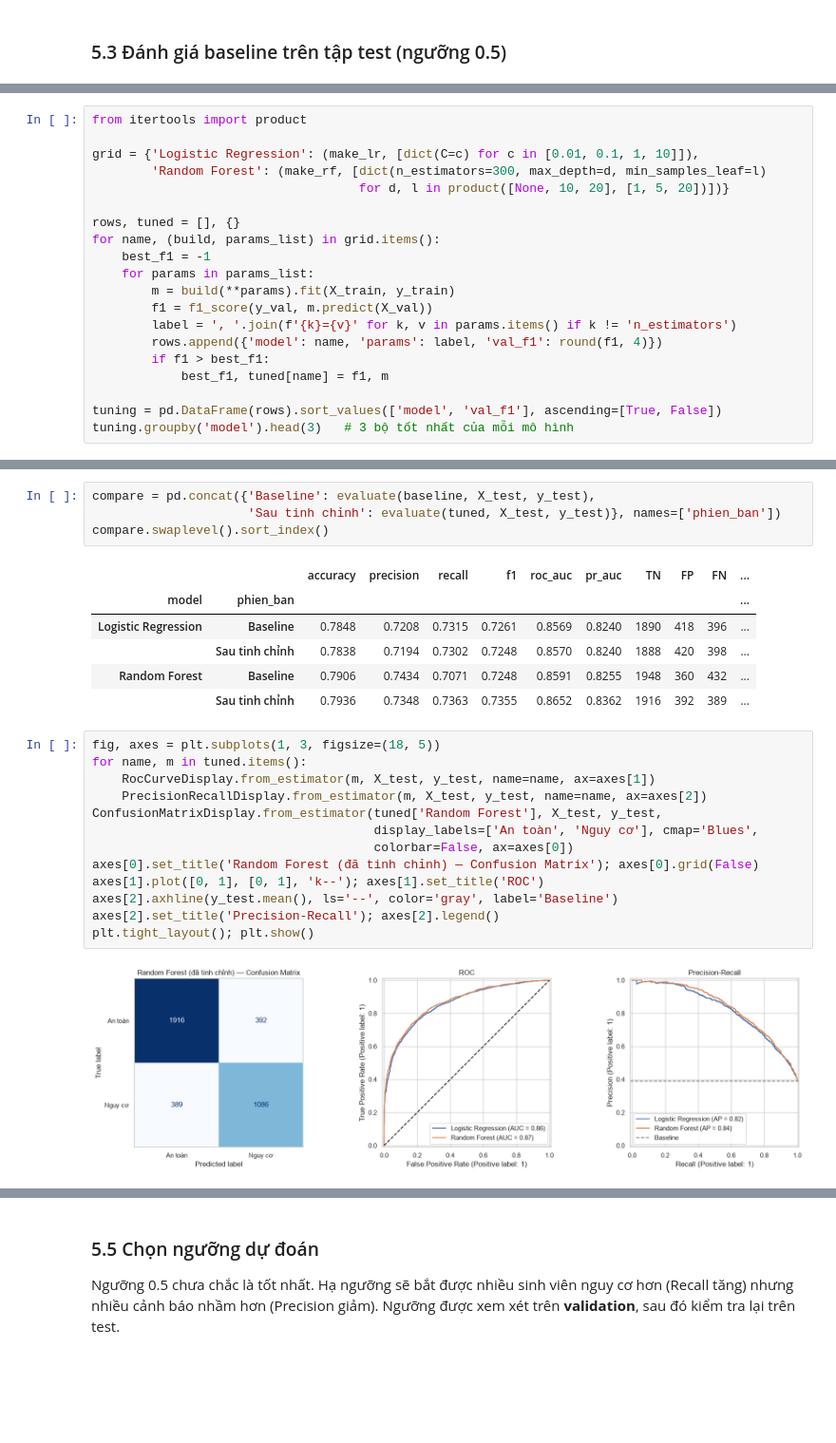
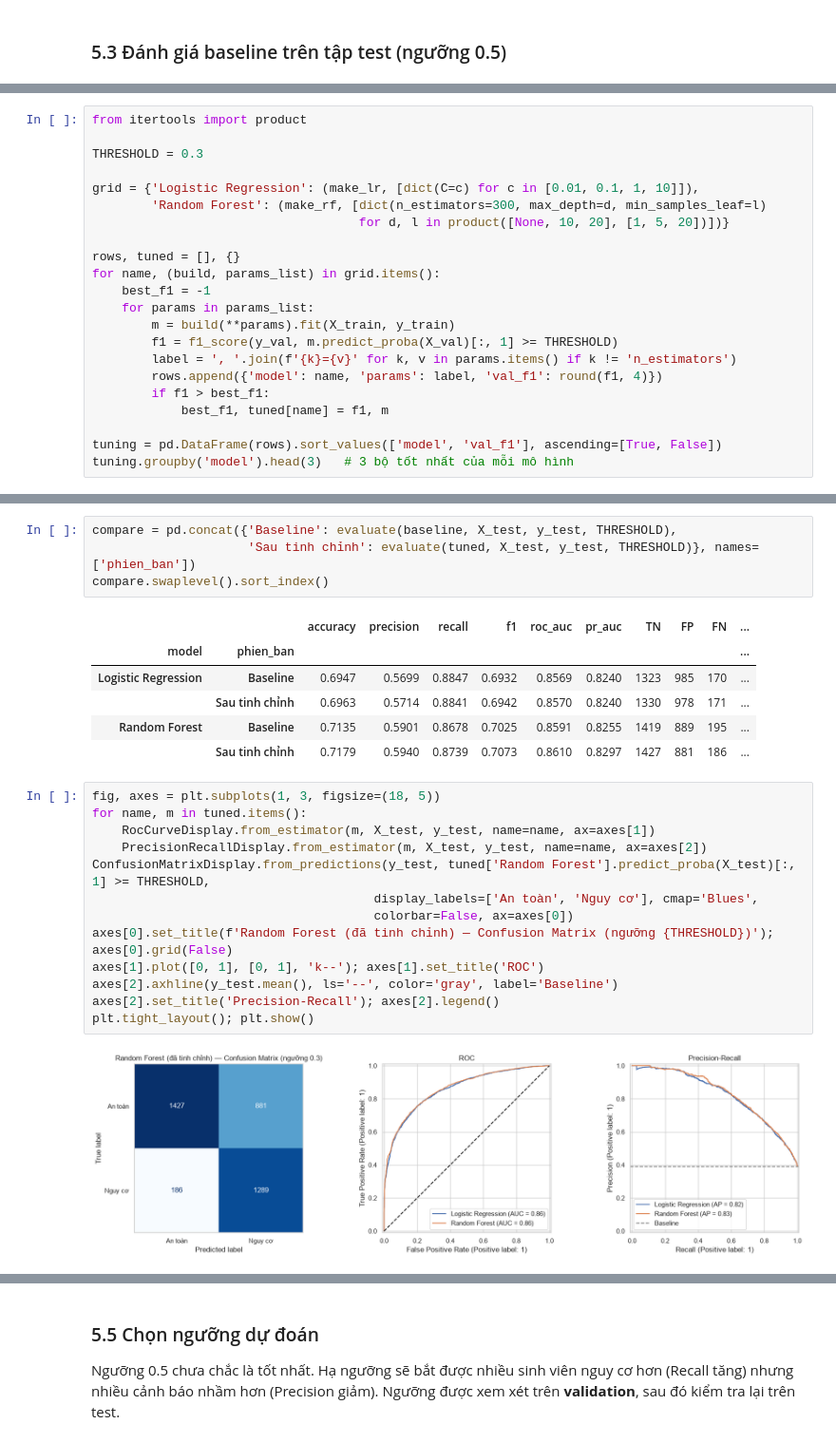
Before and after one commit to NguyenAnh1421/Early-Warning-At-Risk-Students-OULAD, a Jupyter notebook: G6_FINAL.ipynb, the cells around one changed output, grey strips where cells are left out. Shown at 95% size. Cells and saved outputs as stored; diff of their text form; blank space fills up the shorter version.

Commit message:
Section 5.4: tune and evaluate at threshold 0.3, rewrite comments
Co-Authored-By: Claude Opus 5.5 <noreply@anthropic.com>

```diff
--- a/G6_FINAL.ipynb
+++ b/G6_FINAL.ipynb
@@ -823,6 +824,8 @@ Thử một lưới nhỏ siêu tham số. Mỗi bộ được huấn luyện tr
 Random Forest dùng cố định `n_estimators = 300`.
 # %%
 from itertools import product
+
+THRESHOLD = 0.3
 
 grid = {'Logistic Regression': (make_lr, [dict(C=c) for c in [0.01, 0.1, 1, 10]]),
         'Random Forest': (make_rf, [dict(n_estimators=300, max_depth=d, min_samples_leaf=l)
@@ -833,7 +836,7 @@ for name, (build, params_list) in grid.items():
     best_f1 = -1
     for params in params_list:
         m = build(**params).fit(X_train, y_train)
-        f1 = f1_score(y_val, m.predict(X_val))
+        f1 = f1_score(y_val, m.predict_proba(X_val)[:, 1] >= THRESHOLD)
         label = ', '.join(f'{k}={v}' for k, v in params.items() if k != 'n_estimators')
         rows.append({'model': name, 'params': label, 'val_f1': round(f1, 4)})
         if f1 > best_f1:
@@ -854,28 +857,28 @@ tuning.groupby('model').head(3)   # 3 bộ tốt nhất của mỗi mô hình
 # %%
-compare = pd.concat({'Baseline': evaluate(baseline, X_test, y_test),
-                     'Sau tinh chỉnh': evaluate(tuned, X_test, y_test)}, names=['phien_ban'])
+compare = pd.concat({'Baseline': evaluate(baseline, X_test, y_test, THRESHOLD),
+                     'Sau tinh chỉnh': evaluate(tuned, X_test, y_test, THRESHOLD)}, names=['phien_ban'])
 compare.swaplevel().sort_index()
 # %% [output]
 |  |  | accuracy | precision | recall | f1 | roc_auc | pr_auc | TN | FP | FN | ... |
 | model | phien_ban |  |  |  |  |  |  |  |  |  | ... |
-| Logistic Regression | Baseline | 0.7848 | 0.7208 | 0.7315 | 0.7261 | 0.8569 | 0.8240 | 1890 | 418 | 396 | ... |
-|  | Sau tinh chỉnh | 0.7838 | 0.7194 | 0.7302 | 0.7248 | 0.8570 | 0.8240 | 1888 | 420 | 398 | ... |
-| Random Forest | Baseline | 0.7906 | 0.7434 | 0.7071 | 0.7248 | 0.8591 | 0.8255 | 1948 | 360 | 432 | ... |
-|  | Sau tinh chỉnh | 0.7936 | 0.7348 | 0.7363 | 0.7355 | 0.8652 | 0.8362 | 1916 | 392 | 389 | ... |
+| Logistic Regression | Baseline | 0.6947 | 0.5699 | 0.8847 | 0.6932 | 0.8569 | 0.8240 | 1323 | 985 | 170 | ... |
+|  | Sau tinh chỉnh | 0.6963 | 0.5714 | 0.8841 | 0.6942 | 0.8570 | 0.8240 | 1330 | 978 | 171 | ... |
+| Random Forest | Baseline | 0.7135 | 0.5901 | 0.8678 | 0.7025 | 0.8591 | 0.8255 | 1419 | 889 | 195 | ... |
+|  | Sau tinh chỉnh | 0.7179 | 0.5940 | 0.8739 | 0.7073 | 0.8610 | 0.8297 | 1427 | 881 | 186 | ... |
 # %%
 fig, axes = plt.subplots(1, 3, figsize=(18, 5))
 for name, m in tuned.items():
     RocCurveDisplay.from_estimator(m, X_test, y_test, name=name, ax=axes[1])
     PrecisionRecallDisplay.from_estimator(m, X_test, y_test, name=name, ax=axes[2])
-ConfusionMatrixDisplay.from_estimator(tuned['Random Forest'], X_test, y_test,
+ConfusionMatrixDisplay.from_predictions(y_test, tuned['Random Forest'].predict_proba(X_test)[:, 1] >= THRESHOLD,
                                       display_labels=['An toàn', 'Nguy cơ'], cmap='Blues',
                                       colorbar=False, ax=axes[0])
-axes[0].set_title('Random Forest (đã tinh chỉnh) — Confusion Matrix'); axes[0].grid(False)
+axes[0].set_title(f'Random Forest (đã tinh chỉnh) — Confusion Matrix (ngưỡng {THRESHOLD})'); axes[0].grid(False)
 axes[1].plot([0, 1], [0, 1], 'k--'); axes[1].set_title('ROC')
 axes[2].axhline(y_test.mean(), ls='--', color='gray', label='Baseline')
 axes[2].set_title('Precision-Recall'); axes[2].legend()
 plt.tight_layout(); plt.show()
 # %% [output]
-[figure, old version]
+[figure, new version]
 # %% [markdown]
 **Nhận xét.**
```
Also changed, not shown: parts of 8 cells of this notebook, 2 other files.
